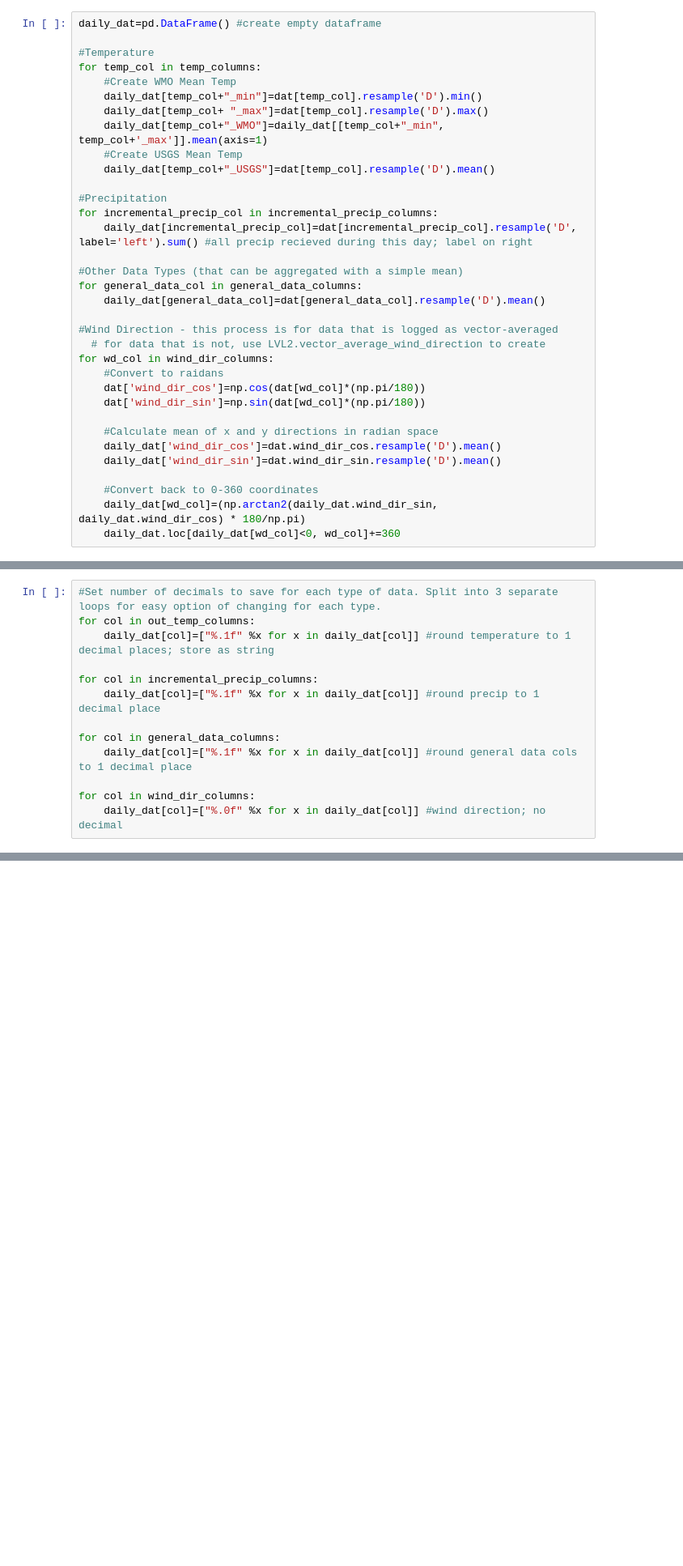
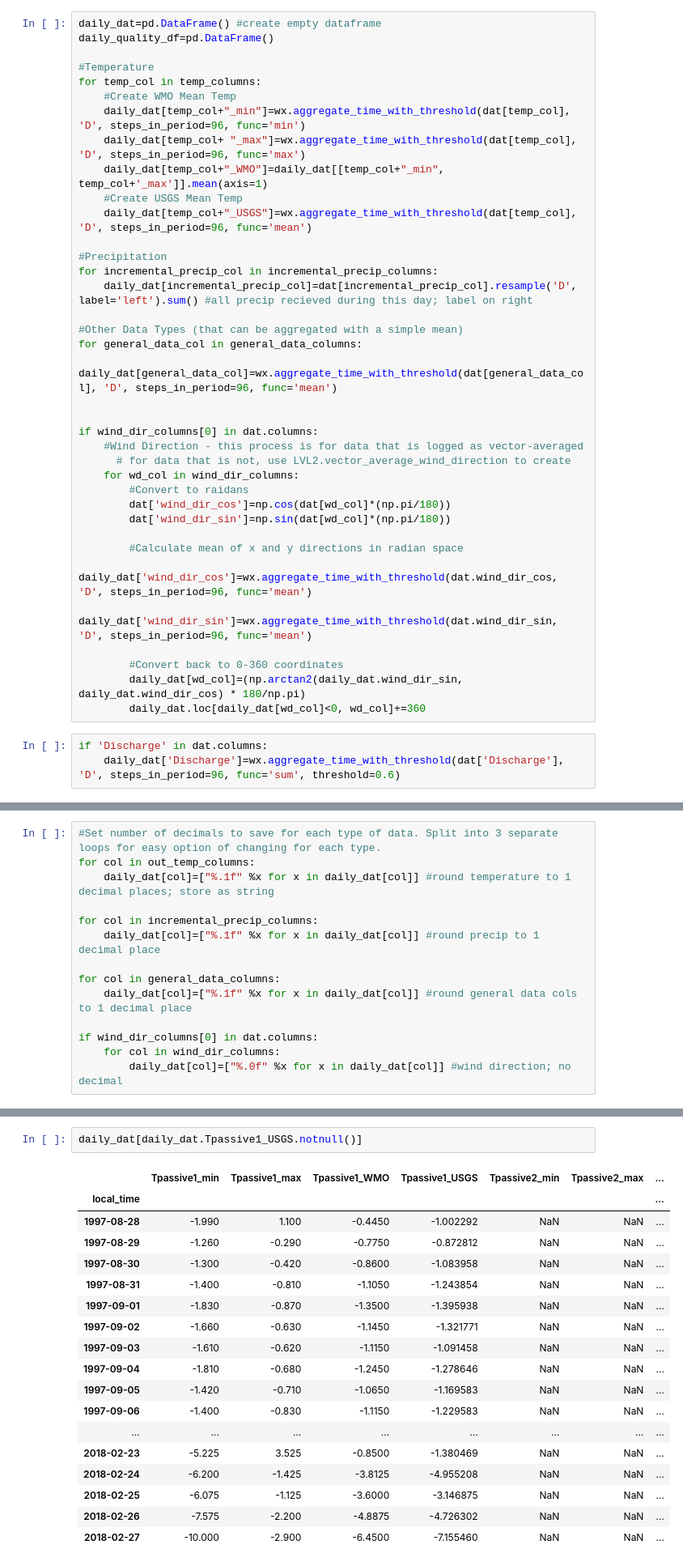
Before and after one commit to ehbaker/WXmunge, a Jupyter notebook: LVL2.ipynb, the cells around one changed output, grey strips where cells are left out. Shown at 81% size. Cells and saved outputs as stored; diff of their text form; blank space fills up the shorter version.

```diff
--- a/LVL2.ipynb
+++ b/LVL2.ipynb
@@ -173,14 +288,15 @@ Q:/Project Data/GlacierData/Benchmark_Program/Data/Gulkana/AllYears/Wx/LVL2/emil
 # %%
 daily_dat=pd.DataFrame() #create empty dataframe
+daily_quality_df=pd.DataFrame()
 
 #Temperature
 for temp_col in temp_columns:
     #Create WMO Mean Temp
-    daily_dat[temp_col+"_min"]=dat[temp_col].resample('D').min()
-    daily_dat[temp_col+ "_max"]=dat[temp_col].resample('D').max()
+    daily_dat[temp_col+"_min"]=wx.aggregate_time_with_threshold(dat[temp_col], 'D', steps_in_period=96, func='min')
+    daily_dat[temp_col+ "_max"]=wx.aggregate_time_with_threshold(dat[temp_col], 'D', steps_in_period=96, func='max')
     daily_dat[temp_col+"_WMO"]=daily_dat[[temp_col+"_min", temp_col+'_max']].mean(axis=1)
     #Create USGS Mean Temp
-    daily_dat[temp_col+"_USGS"]=dat[temp_col].resample('D').mean()
+    daily_dat[temp_col+"_USGS"]=wx.aggregate_time_with_threshold(dat[temp_col], 'D', steps_in_period=96, func='mean')
 
 #Precipitation
 for incremental_precip_col in incremental_precip_columns:
@@ -188,19 +304,24 @@ for incremental_precip_col in incremental_precip_columns:
 
 #Other Data Types (that can be aggregated with a simple mean)
 for general_data_col in general_data_columns:
-    daily_dat[general_data_col]=dat[general_data_col].resample('D').mean()
+    daily_dat[general_data_col]=wx.aggregate_time_with_threshold(dat[general_data_col], 'D', steps_in_period=96, func='mean')
 
-#Wind Direction - this process is for data that is logged as vector-averaged
-  # for data that is not, use LVL2.vector_average_wind_direction to create
-for wd_col in wind_dir_columns:
-    #Convert to raidans
-    dat['wind_dir_cos']=np.cos(dat[wd_col]*(np.pi/180))
-    dat['wind_dir_sin']=np.sin(dat[wd_col]*(np.pi/180))
 
-    #Calculate mean of x and y directions in radian space
-    daily_dat['wind_dir_cos']=dat.wind_dir_cos.resample('D').mean()
-    daily_dat['wind_dir_sin']=dat.wind_dir_sin.resample('D').mean()
+if wind_dir_columns[0] in dat.columns:
+    #Wind Direction - this process is for data that is logged as vector-averaged
+      # for data that is not, use LVL2.vector_average_wind_direction to create
+    for wd_col in wind_dir_columns:
+        #Convert to raidans
+        dat['wind_dir_cos']=np.cos(dat[wd_col]*(np.pi/180))
+        dat['wind_dir_sin']=np.sin(dat[wd_col]*(np.pi/180))
 
-    #Convert back to 0-360 coordinates
-    daily_dat[wd_col]=(np.arctan2(daily_dat.wind_dir_sin, daily_dat.wind_dir_cos) * 180/np.pi)
-    daily_dat.loc[daily_dat[wd_col]<0, wd_col]+=360
+        #Calculate mean of x and y directions in radian space
+        daily_dat['wind_dir_cos']=wx.aggregate_time_with_threshold(dat.wind_dir_cos, 'D', steps_in_period=96, func='mean')
+        daily_dat['wind_dir_sin']=wx.aggregate_time_with_threshold(dat.wind_dir_sin, 'D', steps_in_period=96, func='mean')
+
+        #Convert back to 0-360 coordinates
+        daily_dat[wd_col]=(np.arctan2(daily_dat.wind_dir_sin, daily_dat.wind_dir_cos) * 180/np.pi)
+        daily_dat.loc[daily_dat[wd_col]<0, wd_col]+=360
+# %%
+if 'Discharge' in dat.columns:
+    daily_dat['Discharge']=wx.aggregate_time_with_threshold(dat['Discharge'], 'D', steps_in_period=96, func='sum', threshold=0.6)
@@ -223,5 +351,6 @@ for col in incremental_precip_columns:
 for col in general_data_columns:
     daily_dat[col]=["%.1f" %x for x in daily_dat[col]] #round general data cols to 1 decimal place
 
-for col in wind_dir_columns:
-    daily_dat[col]=["%.0f" %x for x in daily_dat[col]] #wind direction; no decimal
+if wind_dir_columns[0] in dat.columns:
+    for col in wind_dir_columns:
+        daily_dat[col]=["%.0f" %x for x in daily_dat[col]] #wind direction; no decimal
@@ -254,0 +370,21 @@ KeyError: 1
+# %%
+daily_dat[daily_dat.Tpassive1_USGS.notnull()]
+# %% [output]
+|  | Tpassive1_min | Tpassive1_max | Tpassive1_WMO | Tpassive1_USGS | Tpassive2_min | Tpassive2_max | ... |
+| local_time |  |  |  |  |  |  | ... |
+| 1997-08-28 | -1.990 | 1.100 | -0.4450 | -1.002292 | NaN | NaN | ... |
+| 1997-08-29 | -1.260 | -0.290 | -0.7750 | -0.872812 | NaN | NaN | ... |
+| 1997-08-30 | -1.300 | -0.420 | -0.8600 | -1.083958 | NaN | NaN | ... |
+| 1997-08-31 | -1.400 | -0.810 | -1.1050 | -1.243854 | NaN | NaN | ... |
+| 1997-09-01 | -1.830 | -0.870 | -1.3500 | -1.395938 | NaN | NaN | ... |
+| 1997-09-02 | -1.660 | -0.630 | -1.1450 | -1.321771 | NaN | NaN | ... |
+| 1997-09-03 | -1.610 | -0.620 | -1.1150 | -1.091458 | NaN | NaN | ... |
+| 1997-09-04 | -1.810 | -0.680 | -1.2450 | -1.278646 | NaN | NaN | ... |
+| 1997-09-05 | -1.420 | -0.710 | -1.0650 | -1.169583 | NaN | NaN | ... |
+| 1997-09-06 | -1.400 | -0.830 | -1.1150 | -1.229583 | NaN | NaN | ... |
+| ... | ... | ... | ... | ... | ... | ... | ... |
+| 2018-02-23 | -5.225 | 3.525 | -0.8500 | -1.380469 | NaN | NaN | ... |
+| 2018-02-24 | -6.200 | -1.425 | -3.8125 | -4.955208 | NaN | NaN | ... |
+| 2018-02-25 | -6.075 | -1.125 | -3.6000 | -3.146875 | NaN | NaN | ... |
+| 2018-02-26 | -7.575 | -2.200 | -4.8875 | -4.726302 | NaN | NaN | ... |
+| 2018-02-27 | -10.000 | -2.900 | -6.4500 | -7.155460 | NaN | NaN | ... |
```
Also changed, not shown: parts of 43 cells of this notebook.
